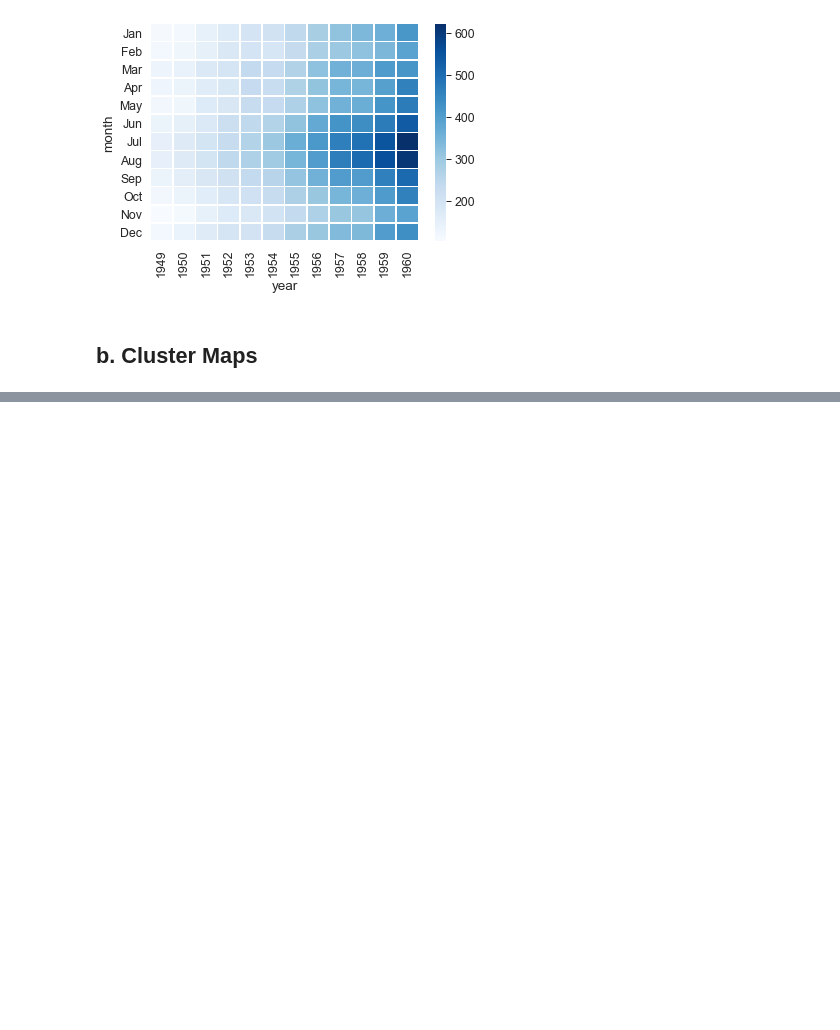
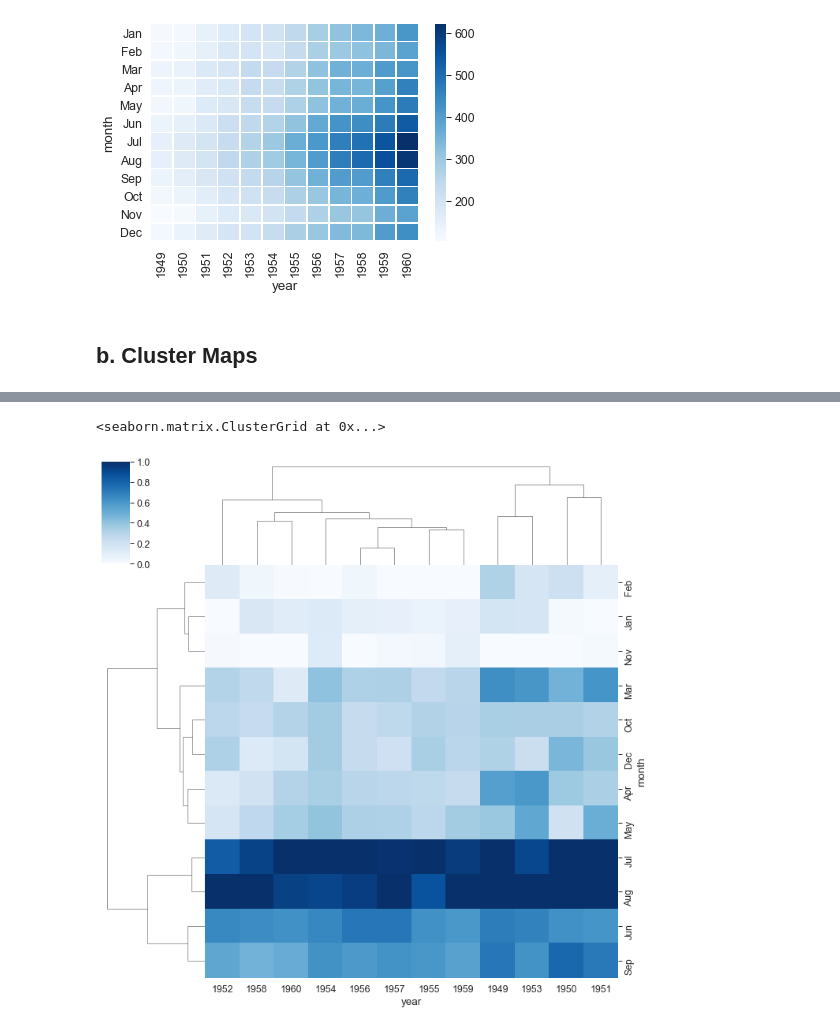
Before and after one commit to phanlinh94/Data-Science-Practice, a Jupyter notebook: Seaborn Practice.ipynb, the cells around one changed output, grey strips where cells are left out. Cells and saved outputs as stored; diff of their text form; code cells hidden in the pictures; blank space fills up the shorter version.

```diff
--- a/Seaborn Practice.ipynb
+++ b/Seaborn Practice.ipynb
@@ -256,0 +267,6 @@ sns.heatmap(flights,
+# %%
+sns.clustermap(flights, cmap="Blues", standard_scale=1)
+#pay attention to the year is being messed up.
+# %% [output]
+<seaborn.matrix.ClusterGrid at 0x...>
+[figure, added]
```
Also changed, not shown: parts of 9 cells of this notebook.
